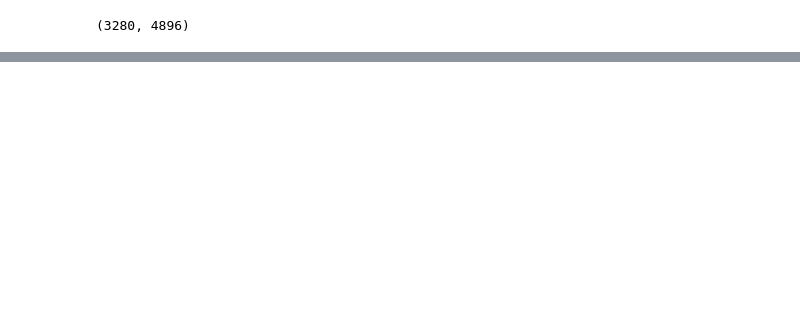
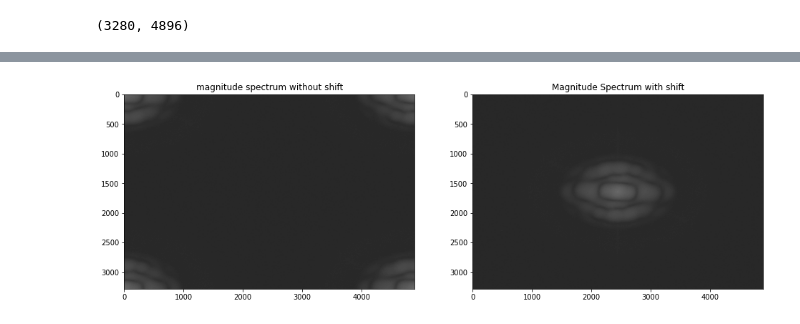
Before and after one commit to shanudengre82/Bose_Che, a Jupyter notebook: notebook.ipynb, the cells around one changed output, grey strips where cells are left out. Cells and saved outputs as stored; diff of their text form; code cells hidden in the pictures; blank space fills up the shorter version.

```diff
--- a/notebook.ipynb
+++ b/notebook.ipynb
@@ -43,6 +37,0 @@ plt.plot(sum_horizontal)
-# %%
-# reading image
-from matplotlib.pyplot import figure
-figure(figsize=(16, 12))
-img = cv.imread('EncryptedImage_center_crop_auto_1024_normalised0to255.png', cv.IMREAD_GRAYSCALE)
-plt.imshow(img)
@@ -74,6 +37,0 @@ plt.imshow(img_1, cmap='gray')
-# %%
-# reading image
-from matplotlib.pyplot import figure
-figure(figsize=(16, 12))
-img = cv.imread('testimg_3_auto_normalised_0to255.png', cv.IMREAD_GRAYSCALE)
-plt.imshow(img, cmap='gray')
@@ -89,0 +38,25 @@ plt.imshow(img_1, cmap='gray')
+# %%
+# img_1 = cv.Canny(img, 30, 100)
+# cv.imshow(f'Edges_30_100', img_1)
+
+# img_2 = cv.Canny(img, 1, 30)
+# cv.imshow(f'Edges_1_30', img_2)
+
+# img_3 = cv.Canny(img, 100, 200)
+# cv.imshow(f'Edges_100_200', img_3)
+
+# fourior transform
+f = np.fft.fft2((img))
+# cv.imshow('f', np.sqrt(np.abs(f)))
+fshift = np.fft.ifftshift(f)
+magnitude_spectrum_withoutshift = (20*np.log(np.abs(f)))
+magnitude_spectrum = (20*np.log(np.abs(fshift)))
+
+figure(figsize=(16, 12))
+plt.subplot(121),plt.imshow(magnitude_spectrum_withoutshift**2, cmap = 'gray')
+plt.title('magnitude spectrum without shift')
+plt.subplot(122),plt.imshow(magnitude_spectrum**2, cmap = 'gray')
+plt.title('Magnitude Spectrum with shift')
+plt.show()
+# %% [output]
+[figure, added]
```
Also changed, not shown: parts of 17 cells of this notebook, 3 other files.
